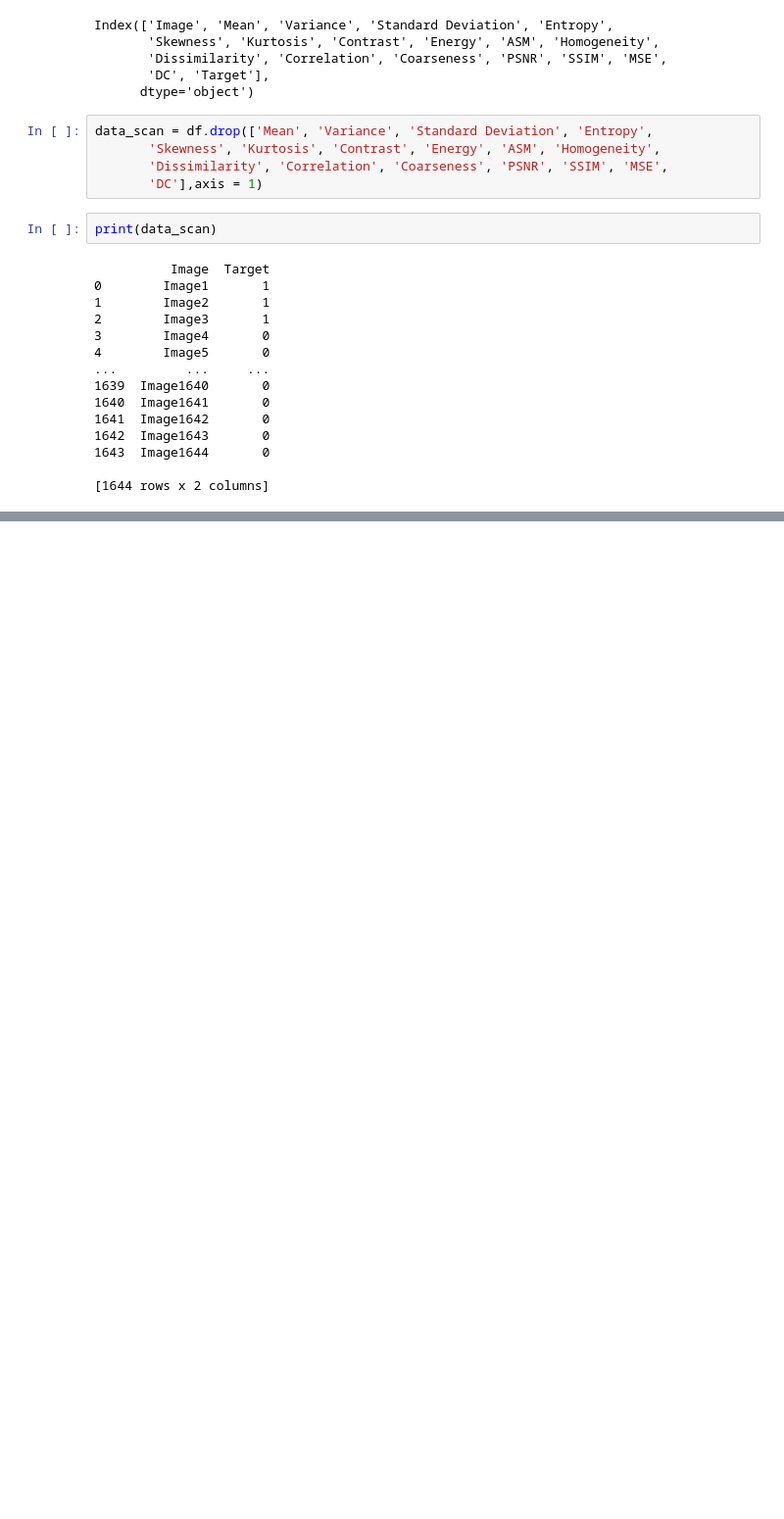
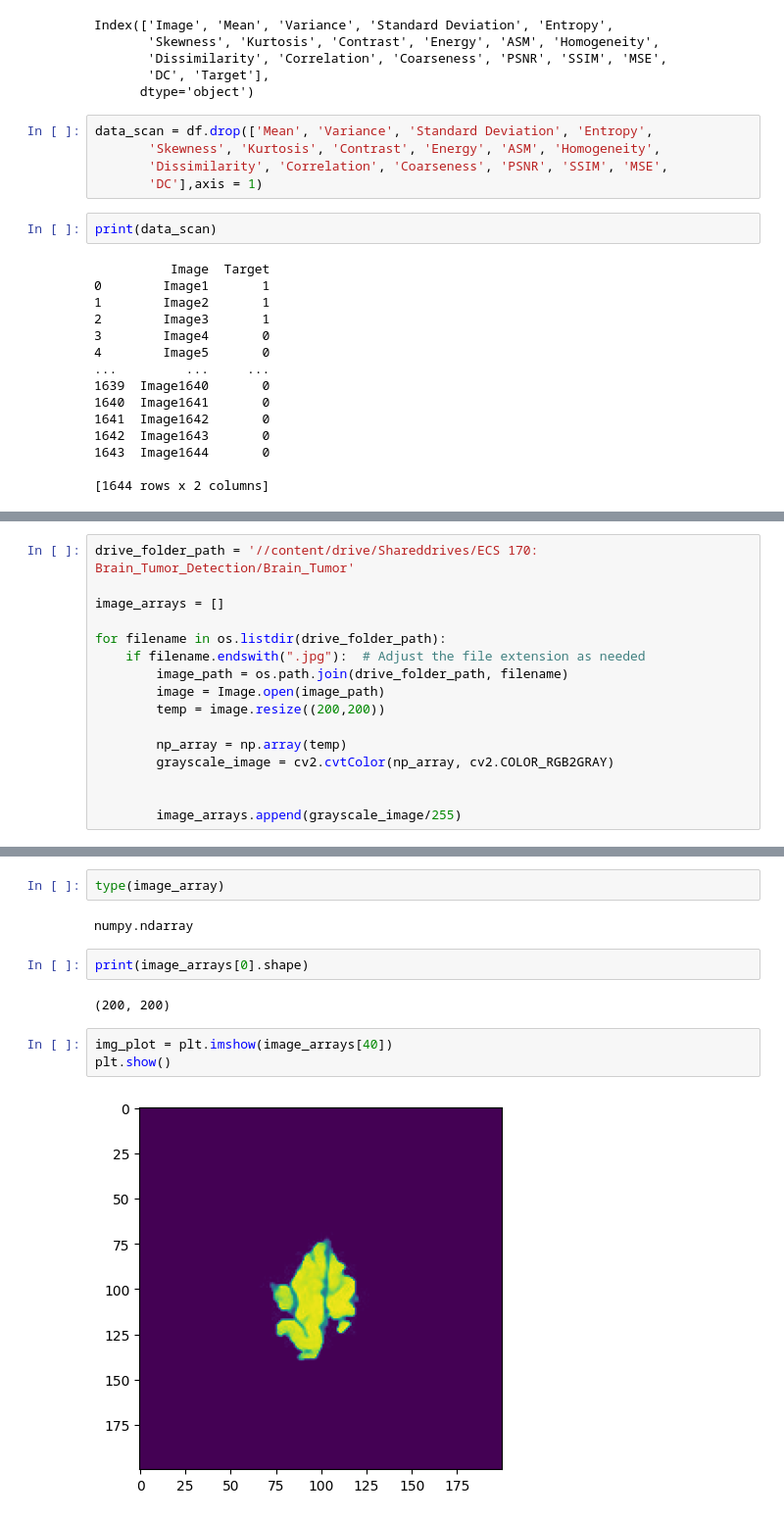
Before and after one commit to georgez7/BrainTumorMRIDectectionAI, a Jupyter notebook: ECS170.ipynb, the cells around one changed output, grey strips where cells are left out. Shown: that part at 98% size. Cells and saved outputs as stored; diff of their text form; blank space fills up the shorter version.

```diff
--- a/ECS170.ipynb
+++ b/ECS170.ipynb
@@ -44,0 +60,16 @@ print(data_scan)
+# %%
+drive_folder_path = '//content/drive/Shareddrives/ECS 170: Brain_Tumor_Detection/Brain_Tumor'
+
+image_arrays = []
+
+for filename in os.listdir(drive_folder_path):
+    if filename.endswith(".jpg"):  # Adjust the file extension as needed
+        image_path = os.path.join(drive_folder_path, filename)
+        image = Image.open(image_path)
+        temp = image.resize((200,200))
+
+        np_array = np.array(temp)
+        grayscale_image = cv2.cvtColor(np_array, cv2.COLOR_RGB2GRAY)
+
+
+        image_arrays.append(grayscale_image/255)
@@ -44,0 +103,13 @@ print(data_scan)
+# %%
+type(image_array)
+# %% [output]
+numpy.ndarray
+# %%
+print(image_arrays[0].shape)
+# %% [output]
+(200, 200)
+# %%
+img_plot = plt.imshow(image_arrays[40])
+plt.show()
+# %% [output]
+[figure, added]
```
Also changed, not shown: parts of 10 cells of this notebook.
